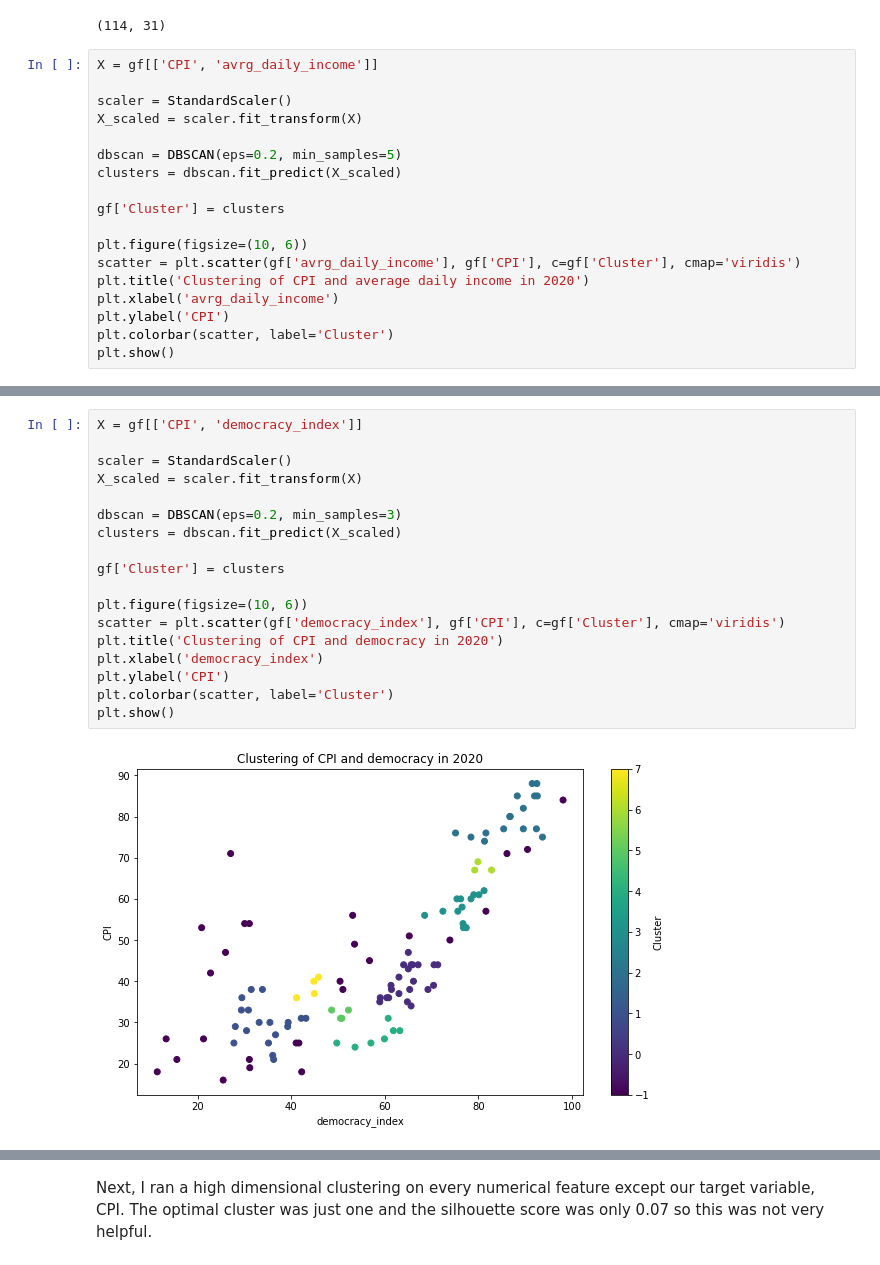
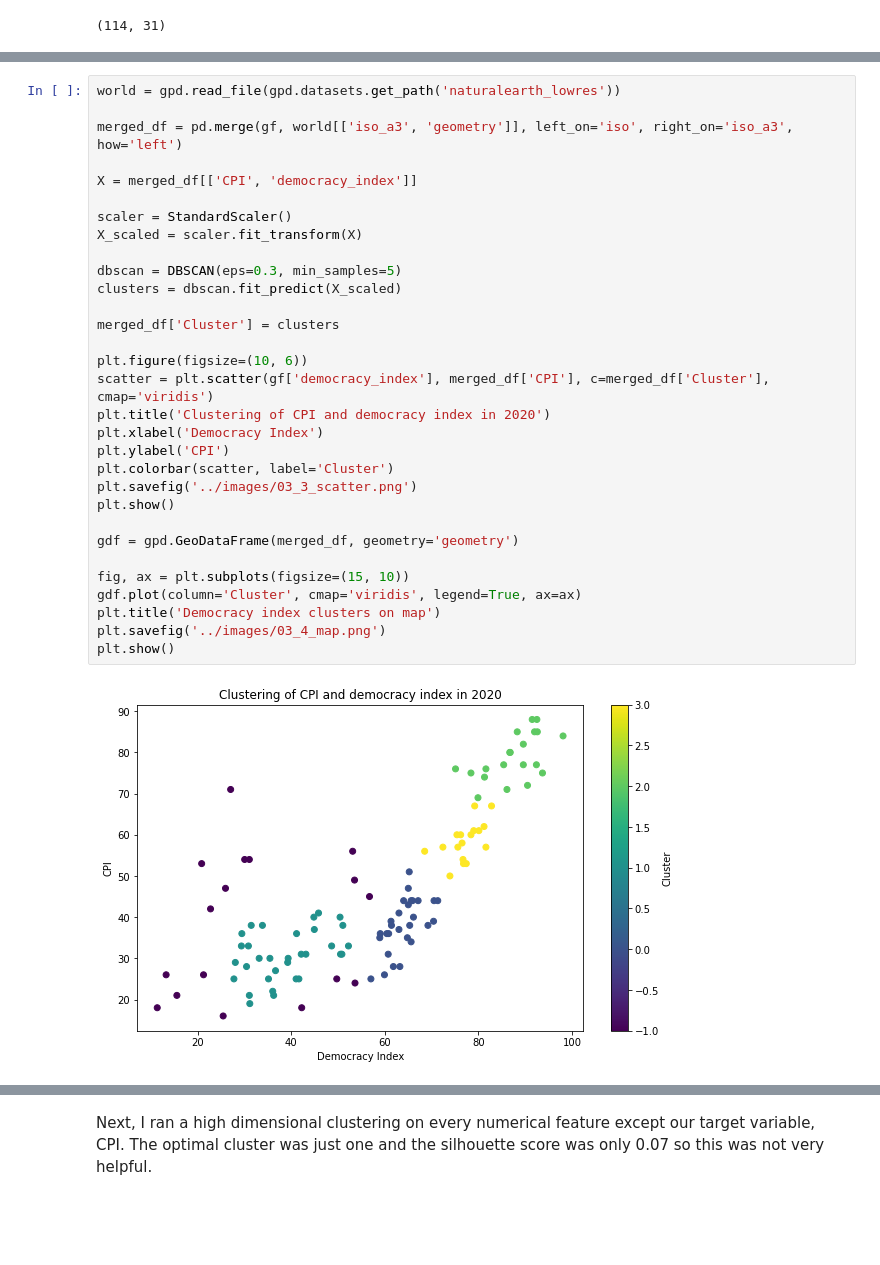
Before and after one commit to malfii/carbon-emission, a Jupyter notebook: notebooks/03_clustering.ipynb, the cells around one changed output, grey strips where cells are left out. Cells and saved outputs as stored; diff of their text form; blank space fills up the shorter version.

```diff
--- a/notebooks/03_clustering.ipynb
+++ b/notebooks/03_clustering.ipynb
@@ -34,21 +34,3 @@ gf = df[df['year'] == 2020].reset_index(drop=True)
 gf.shape
 # %% [output]
 (114, 31)
-# %%
-X = gf[['CPI', 'avrg_daily_income']]
-
-scaler = StandardScaler()
-X_scaled = scaler.fit_transform(X)
-
-dbscan = DBSCAN(eps=0.2, min_samples=5)
-clusters = dbscan.fit_predict(X_scaled)
-
-gf['Cluster'] = clusters
-
-plt.figure(figsize=(10, 6))
-scatter = plt.scatter(gf['avrg_daily_income'], gf['CPI'], c=gf['Cluster'], cmap='viridis')
-plt.title('Clustering of CPI and average daily income in 2020')
-plt.xlabel('avrg_daily_income')
-plt.ylabel('CPI')
-plt.colorbar(scatter, label='Cluster')
-plt.show()
@@ -80,20 +71,33 @@ plt.show()
 # %%
-X = gf[['CPI', 'democracy_index']]
+world = gpd.read_file(gpd.datasets.get_path('naturalearth_lowres'))
+
+merged_df = pd.merge(gf, world[['iso_a3', 'geometry']], left_on='iso', right_on='iso_a3', how='left')
+
+X = merged_df[['CPI', 'democracy_index']]
 
 scaler = StandardScaler()
 X_scaled = scaler.fit_transform(X)
 
-dbscan = DBSCAN(eps=0.2, min_samples=3)
+dbscan = DBSCAN(eps=0.3, min_samples=5)
 clusters = dbscan.fit_predict(X_scaled)
 
-gf['Cluster'] = clusters
+merged_df['Cluster'] = clusters
 
 plt.figure(figsize=(10, 6))
-scatter = plt.scatter(gf['democracy_index'], gf['CPI'], c=gf['Cluster'], cmap='viridis')
-plt.title('Clustering of CPI and democracy in 2020')
-plt.xlabel('democracy_index')
+scatter = plt.scatter(gf['democracy_index'], merged_df['CPI'], c=merged_df['Cluster'], cmap='viridis')
+plt.title('Clustering of CPI and democracy index in 2020')
+plt.xlabel('Democracy Index')
 plt.ylabel('CPI')
 plt.colorbar(scatter, label='Cluster')
+plt.savefig('../images/03_3_scatter.png')
 plt.show()
+
+gdf = gpd.GeoDataFrame(merged_df, geometry='geometry')
+
+fig, ax = plt.subplots(figsize=(15, 10))
+gdf.plot(column='Cluster', cmap='viridis', legend=True, ax=ax)
+plt.title('Democracy index clusters on map')
+plt.savefig('../images/03_4_map.png')
+plt.show()
 # %% [output]
-[figure, old version]
+[figure, new version]
```
Also changed, not shown: parts of 6 cells of this notebook, 3 other files.
